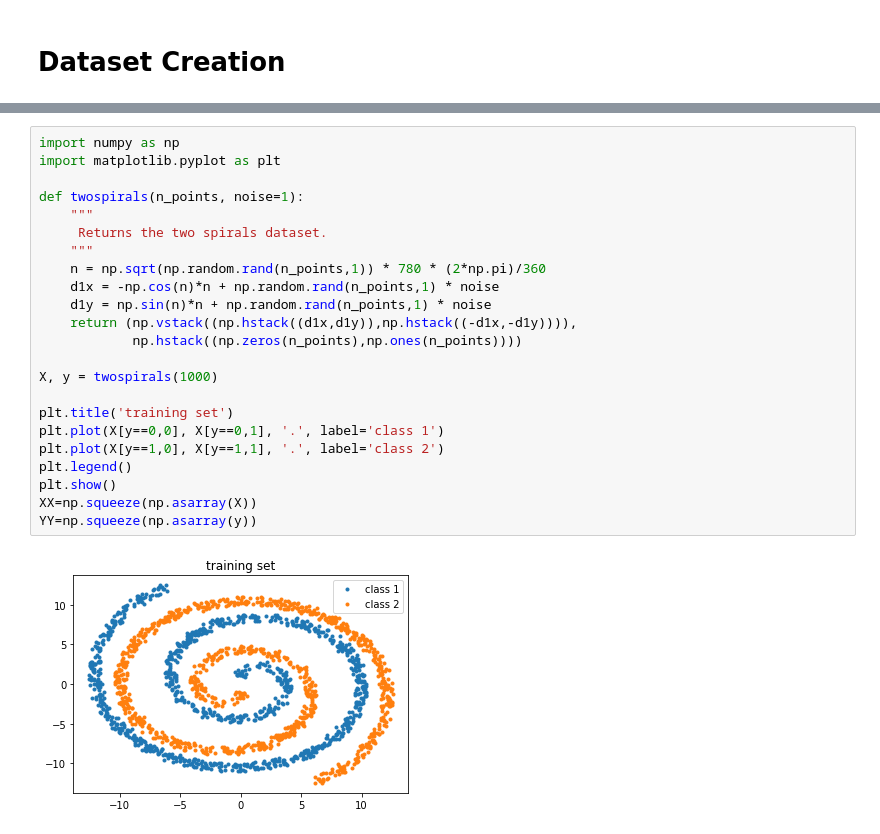
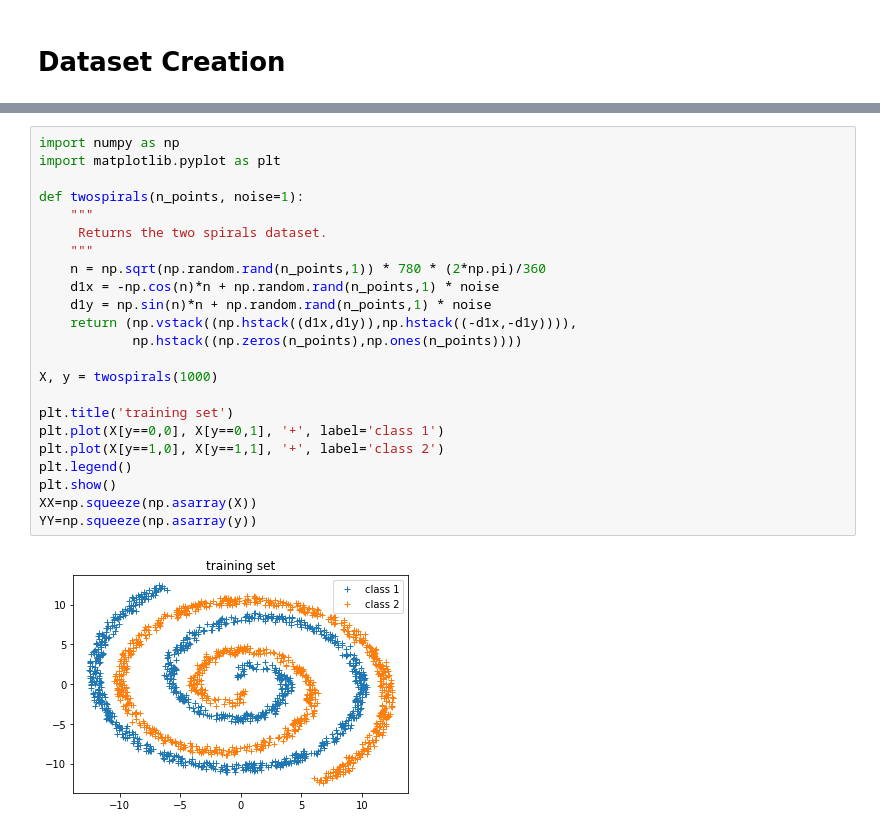
Before and after one commit to KaushikMahmud/COMPUTER-VISION-AND-PATTERN-RECOGNITION, a Jupyter notebook: Q1.ipynb, the cells around one changed output, grey strips where cells are left out. Drawn from its saved outputs; the diff is of its cells as text.

```diff
--- a/Q1.ipynb
+++ b/Q1.ipynb
@@ -30,25 +30,25 @@ plt.show()
 # %%
 import numpy as np
 import matplotlib.pyplot as plt
 
 def twospirals(n_points, noise=1):
     """
      Returns the two spirals dataset.
     """
     n = np.sqrt(np.random.rand(n_points,1)) * 780 * (2*np.pi)/360
     d1x = -np.cos(n)*n + np.random.rand(n_points,1) * noise
     d1y = np.sin(n)*n + np.random.rand(n_points,1) * noise
     return (np.vstack((np.hstack((d1x,d1y)),np.hstack((-d1x,-d1y)))),
             np.hstack((np.zeros(n_points),np.ones(n_points))))
 
 X, y = twospirals(1000)
 
 plt.title('training set')
-plt.plot(X[y==0,0], X[y==0,1], '.', label='class 1')
-plt.plot(X[y==1,0], X[y==1,1], '.', label='class 2')
+plt.plot(X[y==0,0], X[y==0,1], '+', label='class 1')
+plt.plot(X[y==1,0], X[y==1,1], '+', label='class 2')
 plt.legend()
 plt.show()
 XX=np.squeeze(np.asarray(X))
 YY=np.squeeze(np.asarray(y))
 # %% [output]
-[figure, old version]
+[figure, new version]
```
Also changed, not shown: parts of 10 cells of this notebook.
